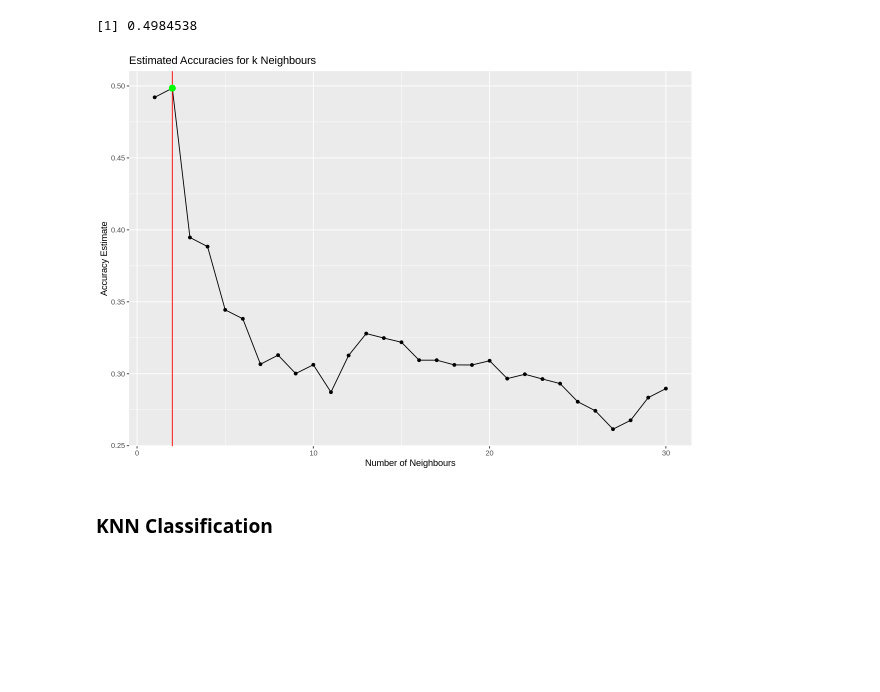
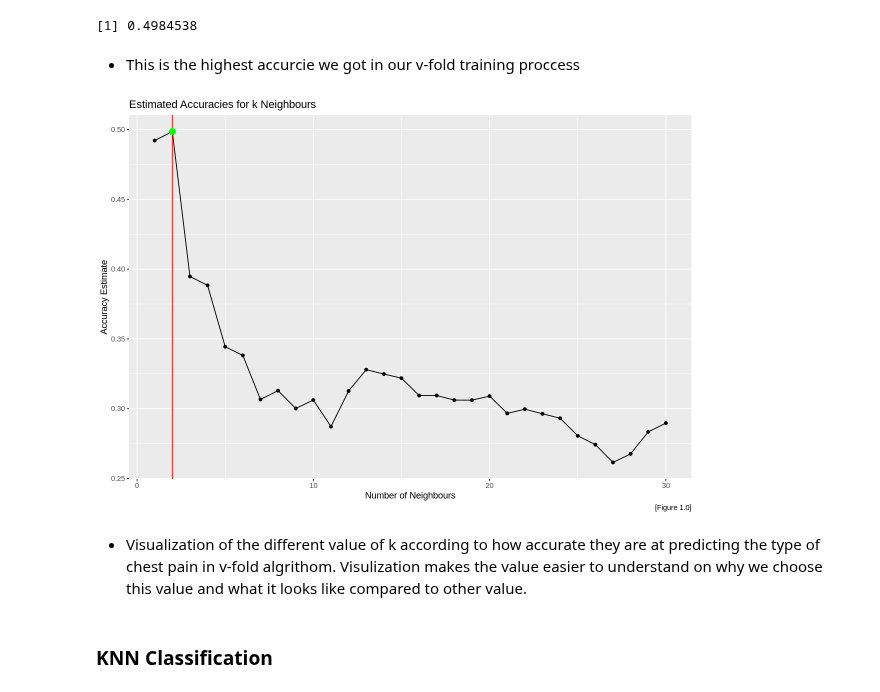
Before and after one commit to drkchu/chest-pain-classification, a Jupyter notebook: heart_disease.ipynb, the cells around one changed output. Saved outputs shown, nothing was run; the diff lists cells and outputs as text; code cells hidden in the pictures; blank space fills up the shorter version.

```diff
--- a/heart_disease.ipynb
+++ b/heart_disease.ipynb
@@ -349,18 +398,22 @@ best_estimated_accuracy <- best_k_values |>
 best_estimated_accuracy
 # %% [output]
 [1] 0.4984538
+# %% [markdown]
+* This is the highest accurcie we got in our v-fold training proccess
 # %%
 # plot out and look at which value of k is the best
 cross_val_plot <- hd_results |>
     ggplot(aes(x = neighbors, y = mean)) +
     geom_point() +
     geom_line() +
     geom_vline(xintercept = 2, colour = "red") +
     geom_point(aes(x = 2, y = best_estimated_accuracy), size = 3, colour = "green") +
-    labs(x = "Number of Neighbours", y = "Accuracy Estimate", title = "Estimated Accuracies for k Neighbours")
+    labs(x = "Number of Neighbours", y = "Accuracy Estimate", title = "Estimated Accuracies for k Neighbours", caption = "[Figure 1.0]")
 cross_val_plot
 # %% [output]
-[figure, old version]
+[figure, new version]
+# %% [markdown]
+* Visualization of the different value of k according to how accurate they are at predicting the type of chest pain in v-fold algrithom. Visulization makes the value easier to understand on why we choose this value and what it looks like compared to other value.
 # %% [markdown]
 ### KNN Classification
 # %%
```
Also changed, not shown: parts of 10 cells of this notebook.
